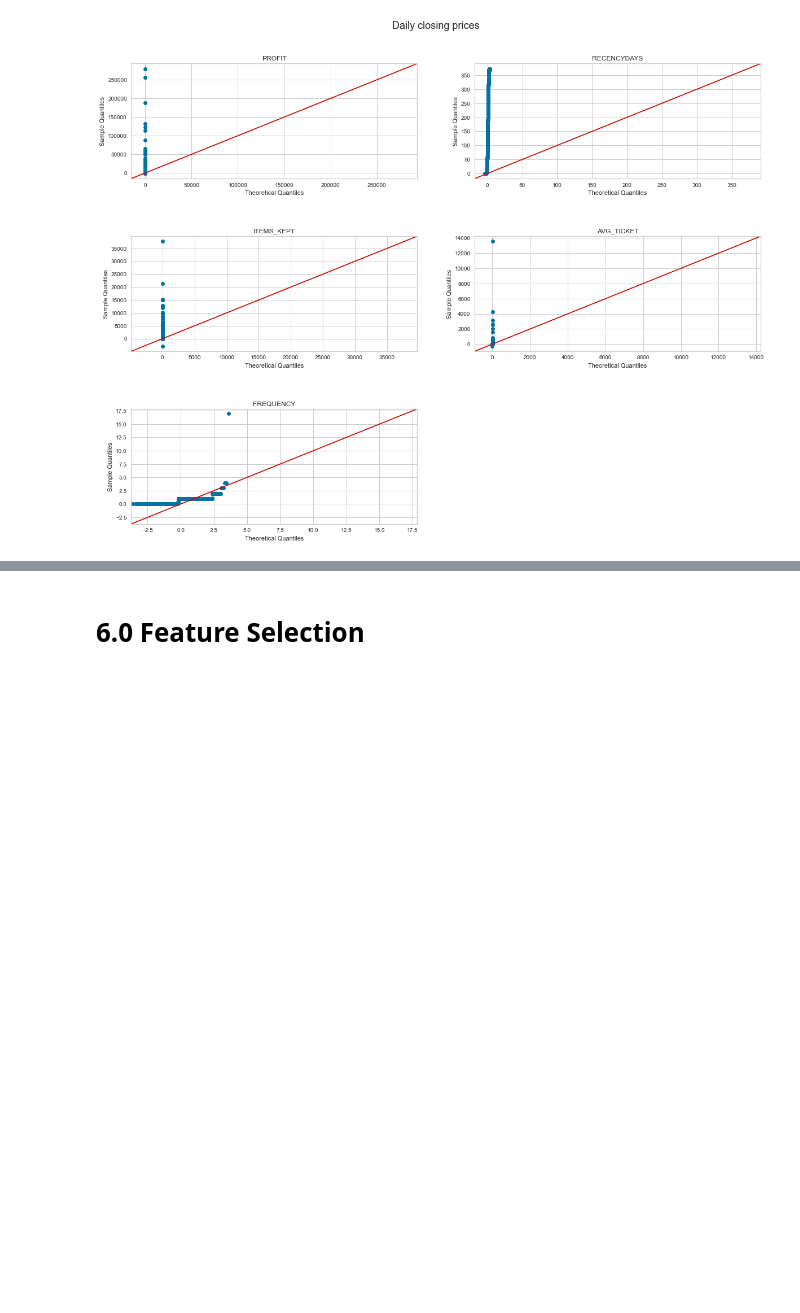
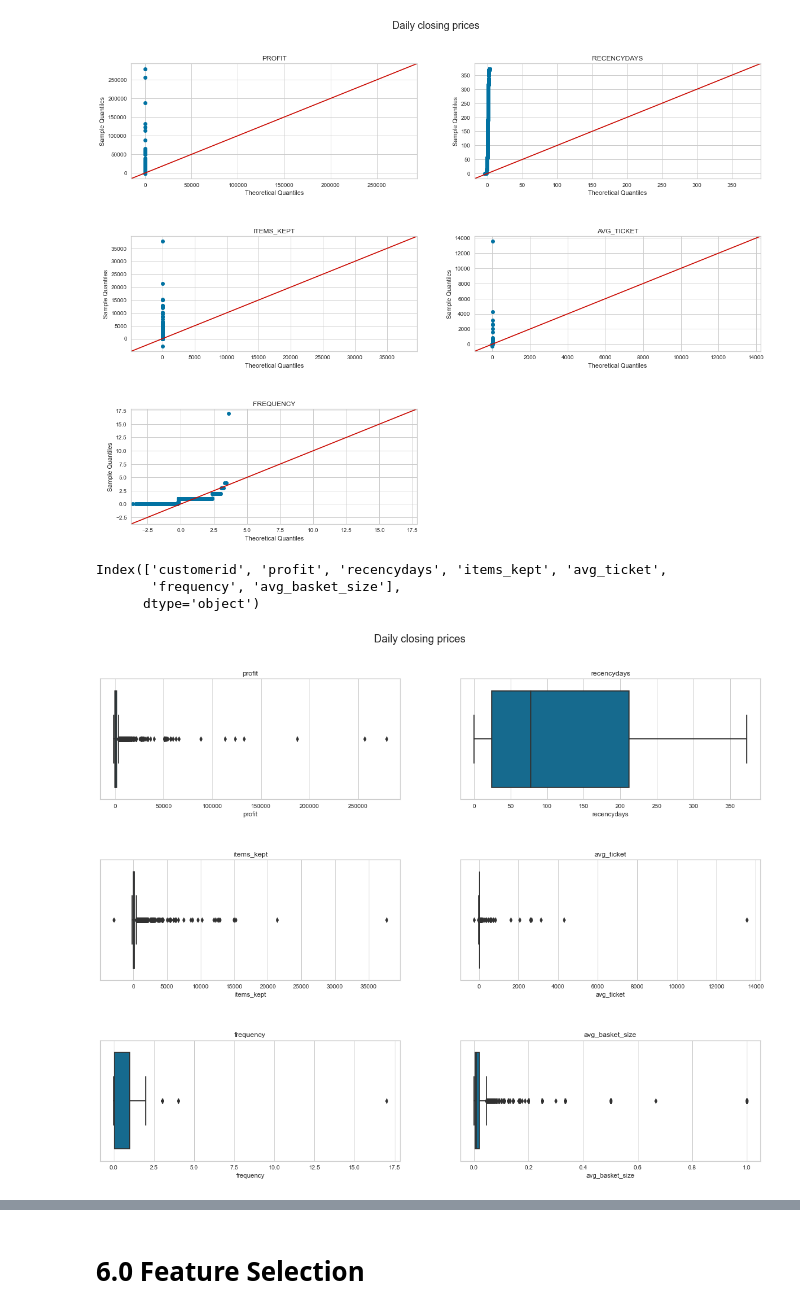
Before and after one commit to ViniciusKos/insiders_clustering, a Jupyter notebook: cluster_circle4.ipynb, the cells around one changed output, grey strips where cells are left out. Saved outputs shown, nothing was run; the diff lists cells and outputs as text; code cells hidden in the pictures; blank space fills up the shorter version.

```diff
--- a/cluster_circle4.ipynb
+++ b/cluster_circle4.ipynb
@@ -874,3 +874,33 @@ for n, ticker in enumerate(tickers):
     #ax.set_xlabel("")
 # %% [output]
 [figure]
+# %%
+df4.columns
+# %% [output]
+Index(['customerid', 'profit', 'recencydays', 'items_kept', 'avg_ticket',
+       'frequency', 'avg_basket_size'],
+      dtype='object')
+# %%
+plt.figure(figsize=(20, 15))
+plt.subplots_adjust(hspace=0.5)
+plt.suptitle("Daily closing prices", fontsize=18, y=0.95)
+
+tickers = [ 'profit', 'recencydays', 'items_kept', 'avg_ticket','frequency','avg_basket_size']
+
+
+# loop through the length of tickers and keep track of index
+for n, ticker in enumerate(tickers):
+    # add a new subplot iteratively
+    ax = plt.subplot(3, 2, n + 1)
+
+    # filter df and plot ticker on the new subplot axis
+
+    sns.boxplot(df4[ticker])
+    #pylab.show()
+
+    # chart formatting
+    ax.set_title(ticker)
+    #ax.get_legend().remove()
+    #ax.set_xlabel("")
+# %% [output]
+[figure, added]
```
Also changed, not shown: parts of 27 cells of this notebook.
